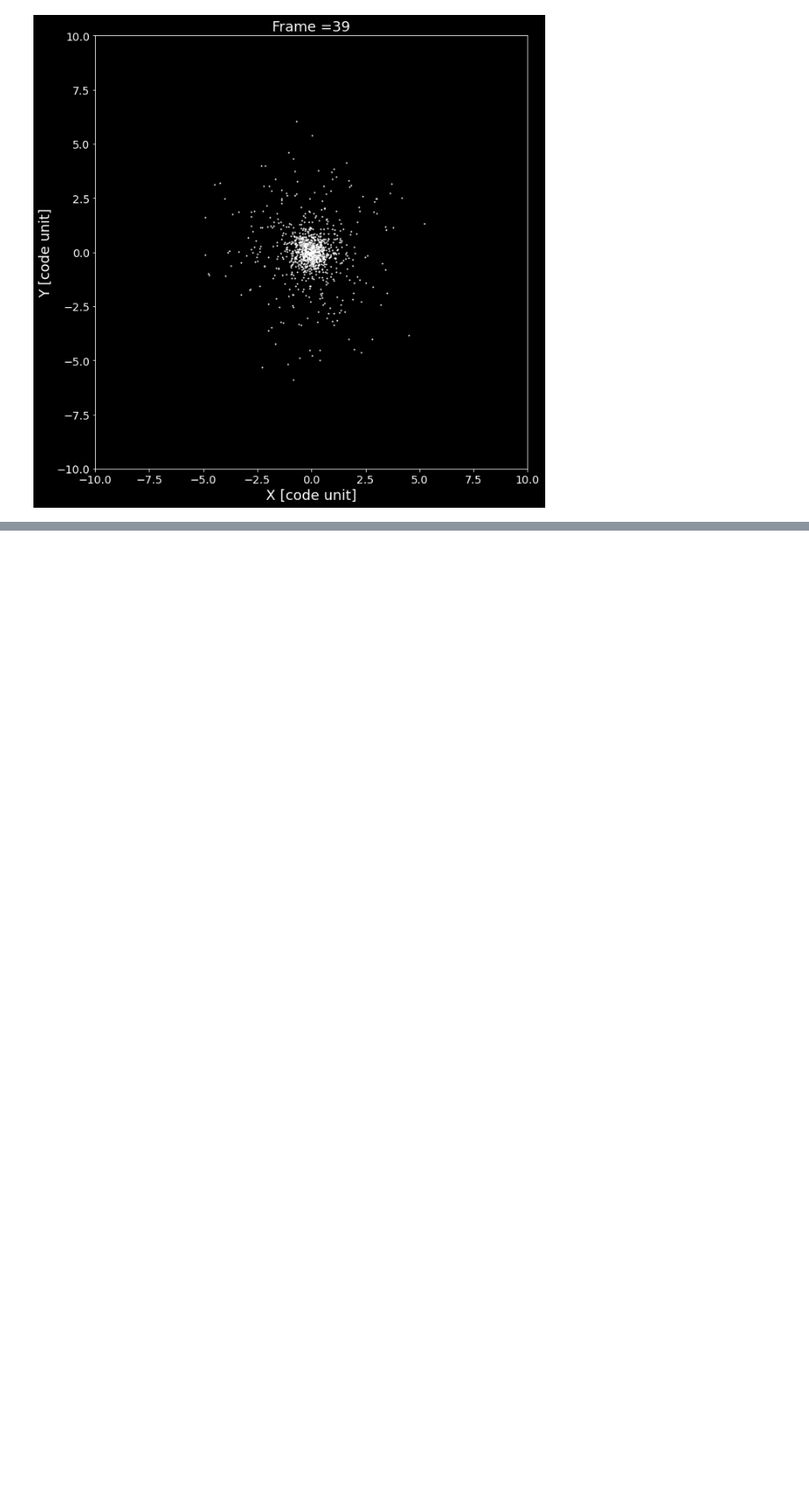
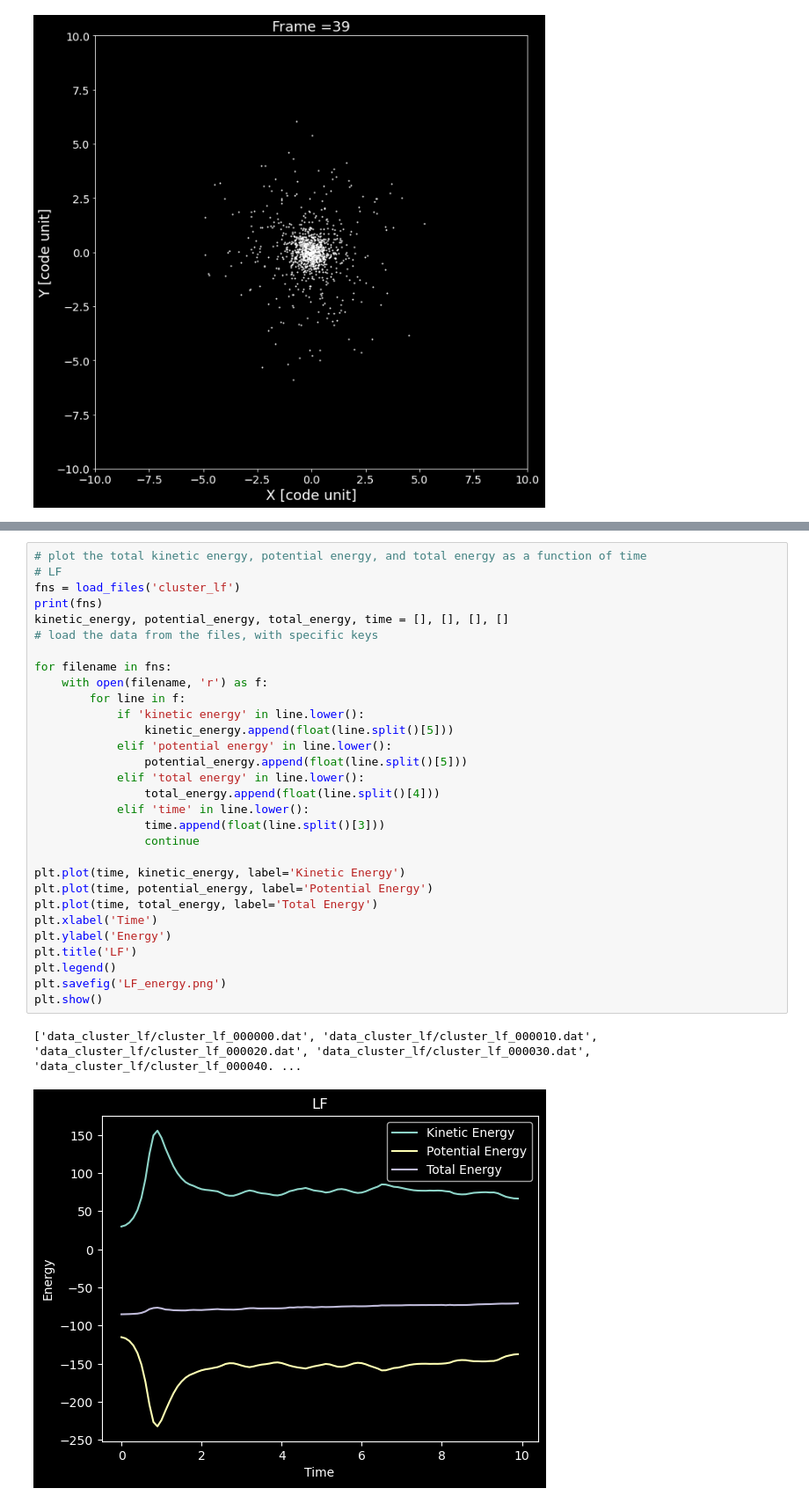
Before and after one commit to ricky4280/computationalPhysics-112, a Jupyter notebook: project2/HW2/HW2.ipynb, the cells around one changed output, grey strips where cells are left out. Shown: that part at 88% size. Saved outputs shown, nothing was run; the diff lists cells and outputs as text; blank space fills up the shorter version.

```diff
--- a/project2/HW2/HW2.ipynb
+++ b/project2/HW2/HW2.ipynb
@@ -132,0 +166,33 @@ save_movie(fns, filename='HW2_LF.mp4', fps=10, lengthscale=10)
+# %%
+# plot the total kinetic energy, potential energy, and total energy as a function of time
+# LF
+fns = load_files('cluster_lf')
+print(fns)
+kinetic_energy, potential_energy, total_energy, time = [], [], [], []
+# load the data from the files, with specific keys
+
+for filename in fns:
+    with open(filename, 'r') as f:
+        for line in f:
+            if 'kinetic energy' in line.lower():
+                kinetic_energy.append(float(line.split()[5]))
+            elif 'potential energy' in line.lower():
+                potential_energy.append(float(line.split()[5]))
+            elif 'total energy' in line.lower():
+                total_energy.append(float(line.split()[4]))
+            elif 'time' in line.lower():
+                time.append(float(line.split()[3]))
+                continue
+
+plt.plot(time, kinetic_energy, label='Kinetic Energy')
+plt.plot(time, potential_energy, label='Potential Energy')
+plt.plot(time, total_energy, label='Total Energy')
+plt.xlabel('Time')
+plt.ylabel('Energy')
+plt.title('LF')
+plt.legend()
+plt.savefig('LF_energy.png')
+plt.show()
+# %% [output]
+['data_cluster_lf/cluster_lf_000000.dat', 'data_cluster_lf/cluster_lf_000010.dat', 'data_cluster_lf/cluster_lf_000020.dat', 'data_cluster_lf/cluster_lf_000030.dat', 'data_cluster_lf/cluster_lf_000040. ...
+[figure, added]
```
Also changed, not shown: parts of 4 cells of this notebook, 2 other files.
